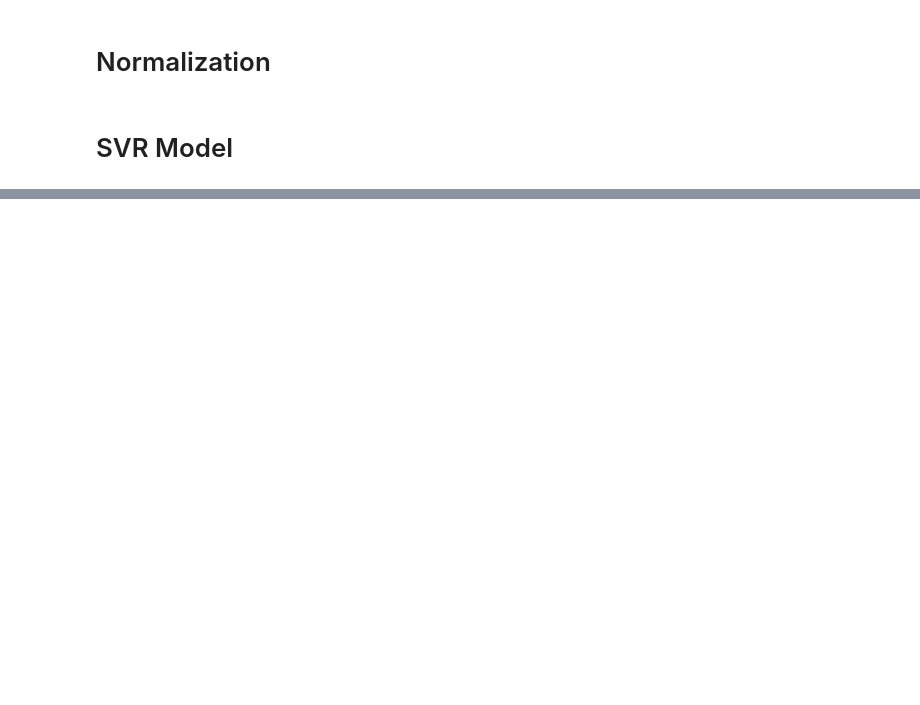
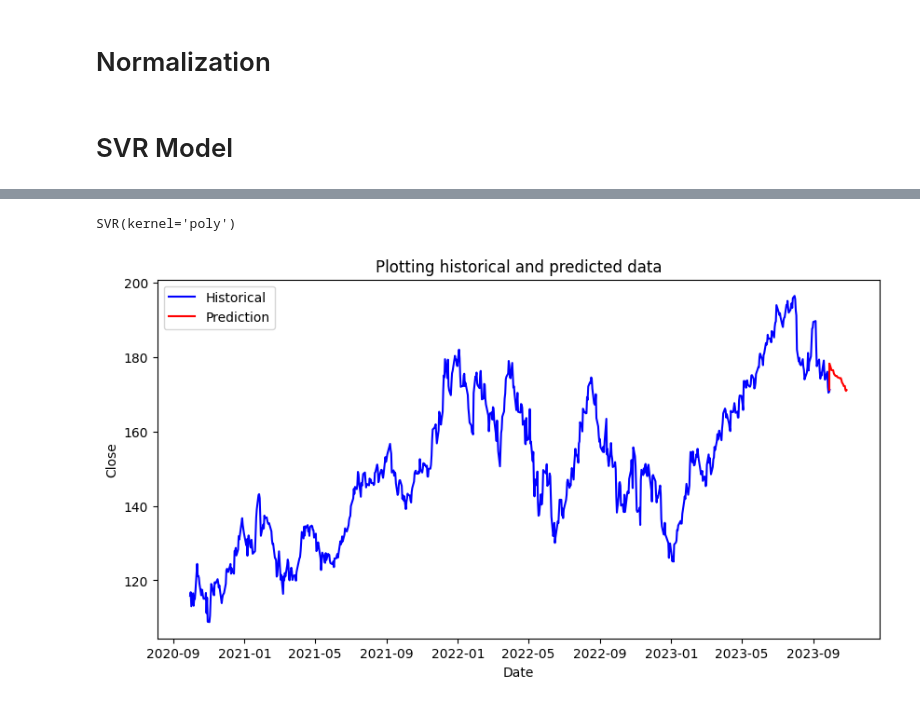
Before and after one commit to AdhamSakr/stockpredictor, a Jupyter notebook: eda/eda.ipynb, the cells around one changed output, grey strips where cells are left out. Cells and saved outputs as stored; diff of their text form; code cells hidden in the pictures; blank space fills up the shorter version.

```diff
--- a/eda/eda.ipynb
+++ b/eda/eda.ipynb
@@ -670,0 +648,43 @@ plt.show()
+# %%
+# Create and train the SVR model
+svr_model = SVR(kernel='poly')
+svr_model.fit(X_scaled, y)
+# %% [output]
+SVR(kernel='poly')
+# %%
+future_dates = pd.date_range(start=df.index.max(), periods=30, freq='D')
+# %%
+def get_features_for_date(date, window_size=30):
+    # Calculate rolling averages for each feature
+    relevant_data = df[df.index >= (date - pd.DateOffset(days=window_size))]
+    rolling_averages = relevant_data[feature_columns].mean()
+    return rolling_averages.values
+# %%
+# Predict the target values for the next 30 days
+predicted_values = []
+warnings.filterwarnings("ignore")
+for date in future_dates:
+    future_features = get_features_for_date(date)
+    future_scaled = scaler.transform([future_features])
+    predicted_value = svr_model.predict(future_scaled)
+    predicted_values.append(predicted_value[0])
+
+predictions_df = pd.DataFrame(index=future_dates, data={'Predictions': predicted_values})
+# %%
+# Plotting
+plt.figure(figsize=(10, 5))
+plt.plot(df.index, df["Close"], label="Historical", color="blue")
+plt.plot(predictions_df.index, predictions_df["Predictions"], label="Prediction", color="red")
+
+plt.plot([df.index[-1], predictions_df.index[0]], [df["Close"].iloc[-1], predictions_df["Predictions"].iloc[0]], color='red')
+
+# Customize the plot
+plt.title("Plotting historical and predicted data")
+plt.xlabel("Date")
+plt.ylabel("Close")
+plt.legend()
+
+# Show the plot
+plt.show()
+# %% [output]
+[figure, added]
```
Also changed, not shown: parts of 43 cells of this notebook.
